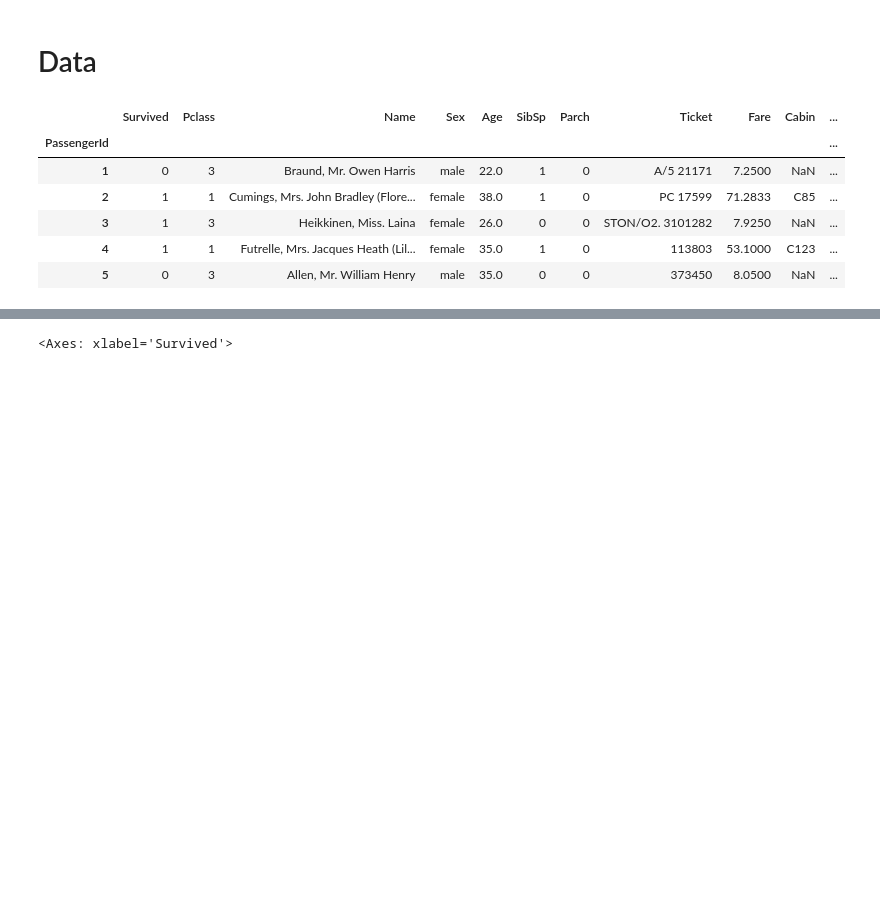
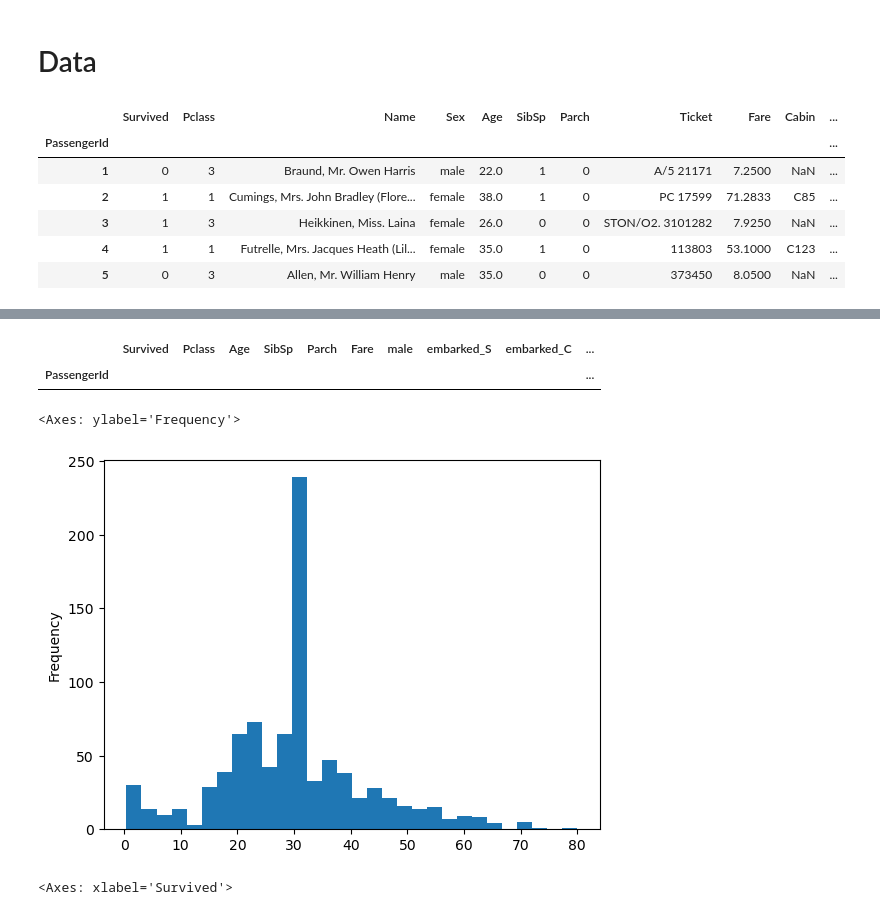
Before and after one commit to daniel-petrov/kaggle-titanic, a Jupyter notebook: main.ipynb, the cells around one changed output, grey strips where cells are left out. Drawn from its saved outputs; the diff is of its cells as text; code cells hidden in the pictures; blank space fills up the shorter version.

```diff
--- a/main.ipynb
+++ b/main.ipynb
@@ -24,4 +24,4 @@ df['embarked_S'] = df['Embarked'].apply(lambda x: 1 if x == 'S' else 0)
 df['embarked_C'] = df['Embarked'].apply(lambda x: 1 if x == 'C' else 0)
 df['embarked_Q'] = df['Embarked'].apply(lambda x: 1 if x == 'Q' else 0)
 
-df.drop(columns=['Sex', 'Embarked'], inplace=True)
+df.drop(columns=['Sex', 'Embarked', 'Cabin', 'Ticket', 'Name'], inplace=True)
@@ -73,3 +45,16 @@ df.describe()
+# %%
+df['Age_imputed'] = np.where(df['Age'].isnull(), 1, 0)
+df['Age'].fillna(df['Age'].mean(), inplace=True)
+# %%
+df[df.isnull().any(axis=1)]
+# %% [output]
+|  | Survived | Pclass | Age | SibSp | Parch | Fare | male | embarked_S | embarked_C | ... |
+| PassengerId |  |  |  |  |  |  |  |  |  | ... |
+# %%
+df['Age'].plot.hist(bins=30)
+# %% [output]
+<Axes: ylabel='Frequency'>
+[figure, added]
 # %%
 df['Survived'].value_counts().plot(kind='bar')
 # %% [output]
```
Also changed, not shown: parts of 29 cells of this notebook.
